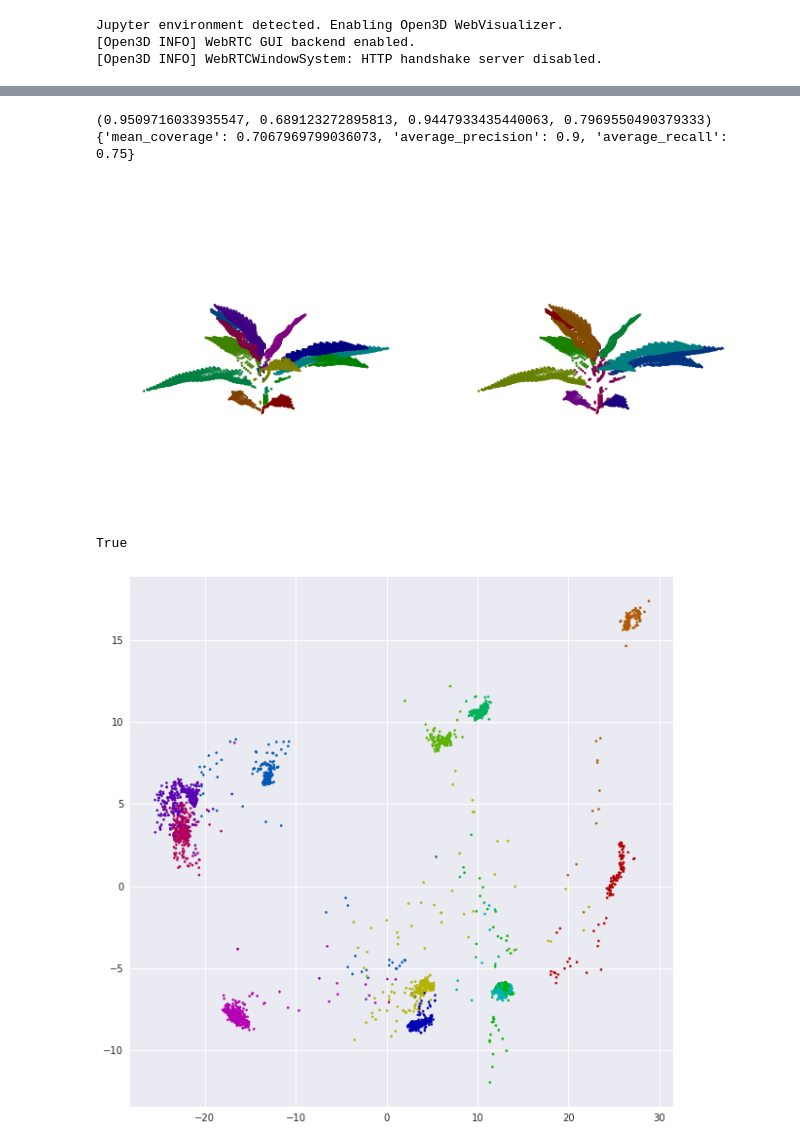
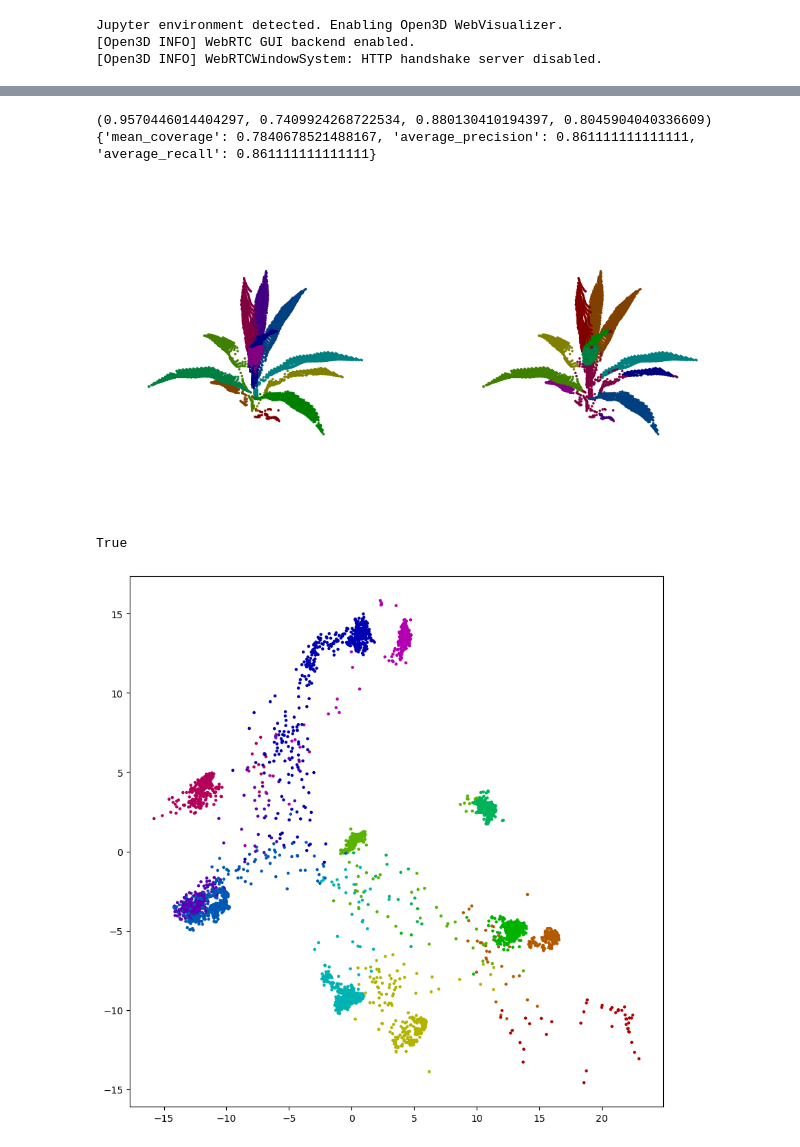
Before and after one commit to ariyanzri/PlantSegNet, a Jupyter notebook: visualization/visualize_predictions_paper.ipynb, the cells around one changed output, grey strips where cells are left out. Cells and saved outputs as stored; diff of their text form; code cells hidden in the pictures.

```diff
--- a/visualization/visualize_predictions_paper.ipynb
+++ b/visualization/visualize_predictions_paper.ipynb
@@ -81,6 +81,8 @@ def draw_results(plt_points, plt_labels, plt_preds):
 
 def draw_and_save_pcd_plot(plt_labels, pca_raw_preds, prefix):
     if pca_raw_preds is not None:
+        plt.style.use('default')
+
         pca_2d = PCA(n_components = 2)
         pca_2d.fit(pca_raw_preds)
         data_pca_2d = pca_2d.transform(pca_raw_preds)
@@ -93,4 +95,9 @@ def draw_and_save_pcd_plot(plt_labels, pca_raw_preds, prefix):
         fig = plt.figure(figsize=(10,10))
         ax1 = fig.add_subplot(1, 1, 1)
         ax1.scatter(data_pca_2d[:,0],data_pca_2d[:,1], s=5, c=colors*1.4)
+        ax1.set_facecolor("white")
+        ax1.spines['left'].set_color('black')
+        ax1.spines['bottom'].set_color('black')
         fig.savefig(f"{prefix}_pca_plt.png")
+
+        plt.style.use('seaborn')
@@ -127,6 +152,6 @@ print(hparams)
 # %%
-# hparams = {"eps": 2.20, "minpoints": 17}
-ind = 0
+# hparams = {"eps": 1.9, "minpoints": 19}
+ind = 4
 points, label = load_data_directory("/space/ariyanzarei/sorghum_segmentation/dataset/SPNR", model_name)
 
 t_points = torch.from_numpy(points[ind]).type(torch.DoubleTensor)
@@ -147,7 +172,7 @@ print(p_metric_calc(torch.from_numpy(preds).view(1,-1,1), torch.from_numpy(label
 print(c_metric_calc(torch.from_numpy(preds), torch.from_numpy(label[ind])))
 
 draw_results(points[ind], label[ind], preds)
-draw_and_save_pcd_plot(label[ind].squeeze(),raw_preds.squeeze().detach().numpy())
+draw_and_save_pcd_plot(label[ind].squeeze(),raw_preds.squeeze().detach().numpy(),f"{experiment_id}_real_{ind}")
 
 gt_ply = create_ply_pcd_from_points_with_labels(points[ind],label[ind])
 pred_ply = create_ply_pcd_from_points_with_labels(points[ind],preds)
@@ -156,6 +181,6 @@ R = o3d.geometry.get_rotation_matrix_from_xyz((-np.pi/2, 0, 0))
 gt_ply.rotate(R, center=(0, 0, 0))
 pred_ply.rotate(R, center=(0, 0, 0))
 
-o3d.io.write_point_cloud(f"syn_{ind}_gt.ply", gt_ply)
-o3d.io.write_point_cloud(f"syn_{ind}_pred.ply", pred_ply)
+o3d.io.write_point_cloud(f"{experiment_id}_real_{ind}_gt.ply", gt_ply)
+o3d.io.write_point_cloud(f"{experiment_id}_real_{ind}_pred.ply", pred_ply)
 # %% [output]
@@ -167,45 +192,45 @@ True
 # %%
-# hparams = {"eps": 2.5, "minpoints": 15}
+# hparams = {"eps": 1, "minpoints": 15}
 
-ind = 641
+orig_ind = 73
 test_data, test_labels = load_data_h5(dataset_path,point_key, label_key)
 
-test_data, test_labels = load_full_size_synthetic(ind,"/space/ariyanzarei/sorghum_segmentation/dataset/archive/synthetic/2022-12-26/PointCloud/", model_name != "SorghumPartNetSemantic")
+test_data, test_labels = load_full_size_synthetic(orig_ind,"/space/ariyanzarei/sorghum_segmentation/dataset/archive/synthetic/2022-12-26/PointCloud/", model_name != "SorghumPartNetSemantic")
 ind = 0
 
 t_points = torch.from_numpy(test_data[ind]).type(torch.DoubleTensor)
 
 raw_preds = model(t_points.unsqueeze(0))
 
 if model_name == "SorghumPartNetSemantic":
     preds = F.softmax(raw_preds, dim=1)
     preds = preds.squeeze().cpu().detach().numpy().T
     preds = np.argmax(preds, 1)
     raw_preds = None
 elif model_name == "SorghumPartNetInstance":
     preds = get_final_clusters_SPN(raw_preds, hparams['eps'], hparams['minpoints'])
 elif model_name == "TreePartNet":
     preds = get_final_clusters_TPN(raw_preds)
 
 print(p_metric_calc(torch.from_numpy(preds).view(1,-1,1), torch.from_numpy(test_labels[ind]).view(1,-1,1)))
 print(c_metric_calc(torch.from_numpy(preds), torch.from_numpy(test_labels[ind].squeeze())))
 
 draw_results(test_data[ind], test_labels[ind].squeeze(), preds)
-draw_and_save_pcd_plot(test_labels[ind].squeeze(),raw_preds.squeeze().detach().numpy())
+draw_and_save_pcd_plot(test_labels[ind].squeeze(),raw_preds.squeeze().detach().numpy(),f"{experiment_id}_syn_{orig_ind}")
 
 save_points = (test_data[ind] - np.min(test_data[ind], 0))
 gt_ply = create_ply_pcd_from_points_with_labels(save_points,test_labels[ind].squeeze())
 pred_ply = create_ply_pcd_from_points_with_labels(save_points,preds)
 
 R = o3d.geometry.get_rotation_matrix_from_xyz((-np.pi/2, 0, 0))
 gt_ply.rotate(R, center=(0, 0, 0))
 pred_ply.rotate(R, center=(0, 0, 0))
 
-o3d.io.write_point_cloud("gt.ply", gt_ply)
-o3d.io.write_point_cloud("pred.ply", pred_ply)
+o3d.io.write_point_cloud(f"{experiment_id}_syn_{orig_ind}_gt.ply", gt_ply)
+o3d.io.write_point_cloud(f"{experiment_id}_syn_{orig_ind}_pred.ply", pred_ply)
 # %% [output]
-(0.9509716033935547, 0.689123272895813, 0.9447933435440063, 0.7969550490379333)
-{'mean_coverage': 0.7067969799036073, 'average_precision': 0.9, 'average_recall': 0.75}
+(0.9570446014404297, 0.7409924268722534, 0.880130410194397, 0.8045904040336609)
+{'mean_coverage': 0.7840678521488167, 'average_precision': 0.861111111111111, 'average_recall': 0.861111111111111}
-[figure, old version]
+[figure, new version]
 True
-[figure, old version]
+[figure, new version]
```
Also changed, not shown: parts of 3 cells of this notebook, 1 other file.
